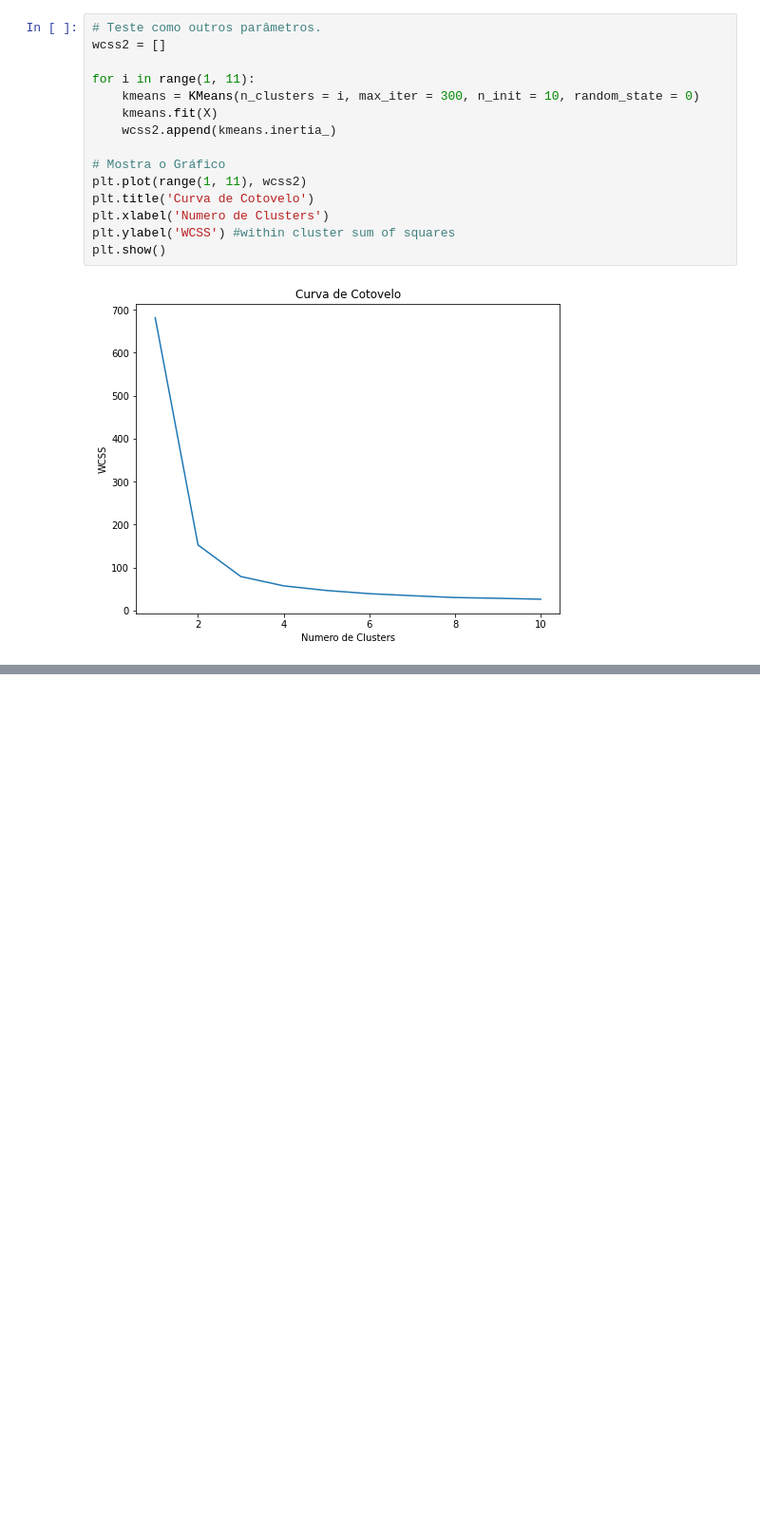
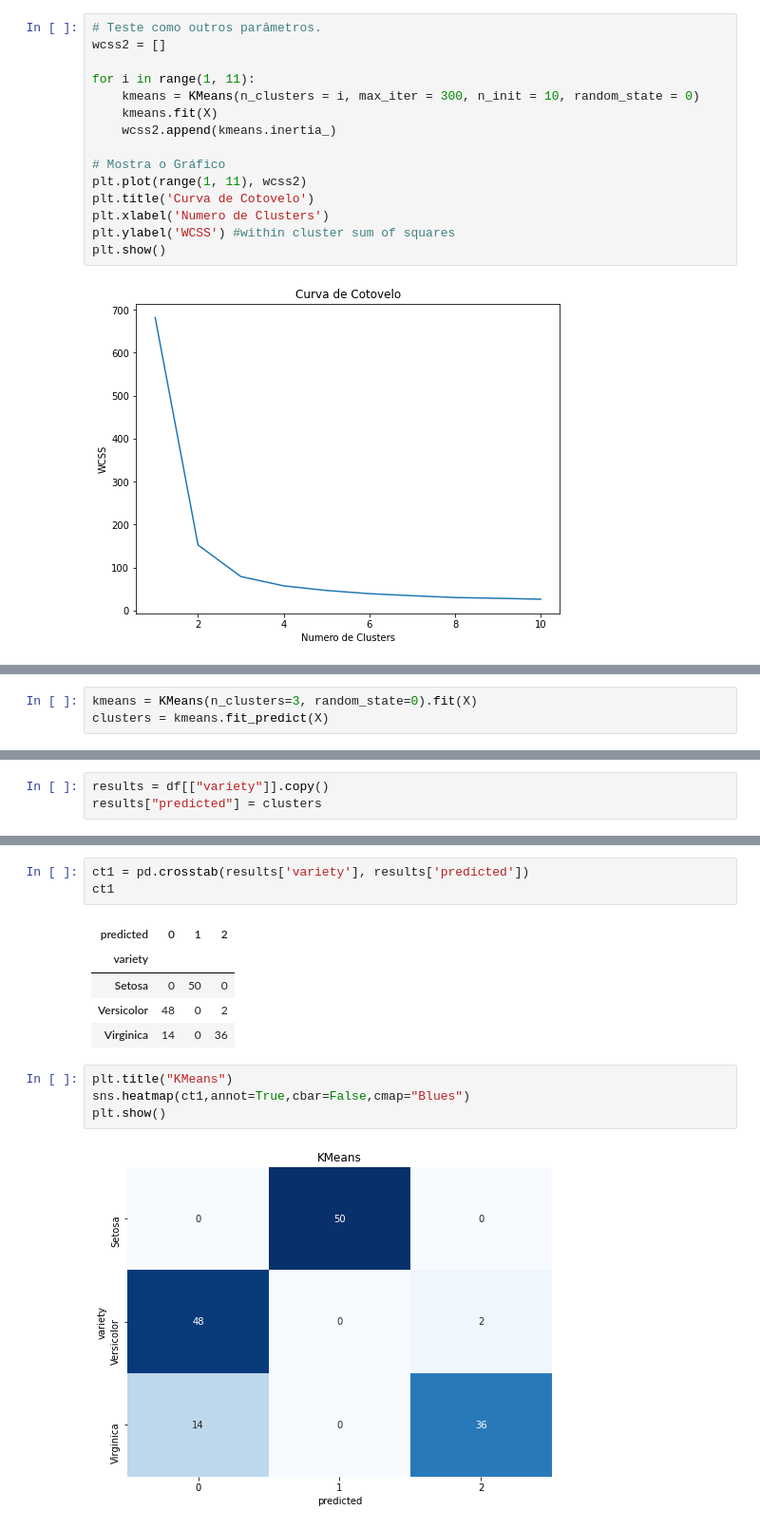
Before and after one commit to rafhaelom/Machine_Learning, a Jupyter notebook: Cluster_KMeans_Iris.ipynb, the cells around one changed output, grey strips where cells are left out. Shown at 95% size. Saved outputs shown, nothing was run; the diff lists cells and outputs as text; blank space fills up the shorter version.

```diff
--- a/Cluster_KMeans_Iris.ipynb
+++ b/Cluster_KMeans_Iris.ipynb
@@ -364,0 +459,3 @@ plt.show()
+# %%
+kmeans = KMeans(n_clusters=3, random_state=0).fit(X)
+clusters = kmeans.fit_predict(X)
@@ -364,0 +472,3 @@ plt.show()
+# %%
+results = df[["variety"]].copy()
+results["predicted"] = clusters
@@ -364,0 +491,15 @@ plt.show()
+# %%
+ct1 = pd.crosstab(results['variety'], results['predicted'])
+ct1
+# %% [output]
+| predicted | 0 | 1 | 2 |
+| variety |  |  |  |
+| Setosa | 0 | 50 | 0 |
+| Versicolor | 48 | 0 | 2 |
+| Virginica | 14 | 0 | 36 |
+# %%
+plt.title("KMeans")
+sns.heatmap(ct1,annot=True,cbar=False,cmap="Blues")
+plt.show()
+# %% [output]
+[figure, added]
```
Also changed, not shown: parts of 20 cells of this notebook.
